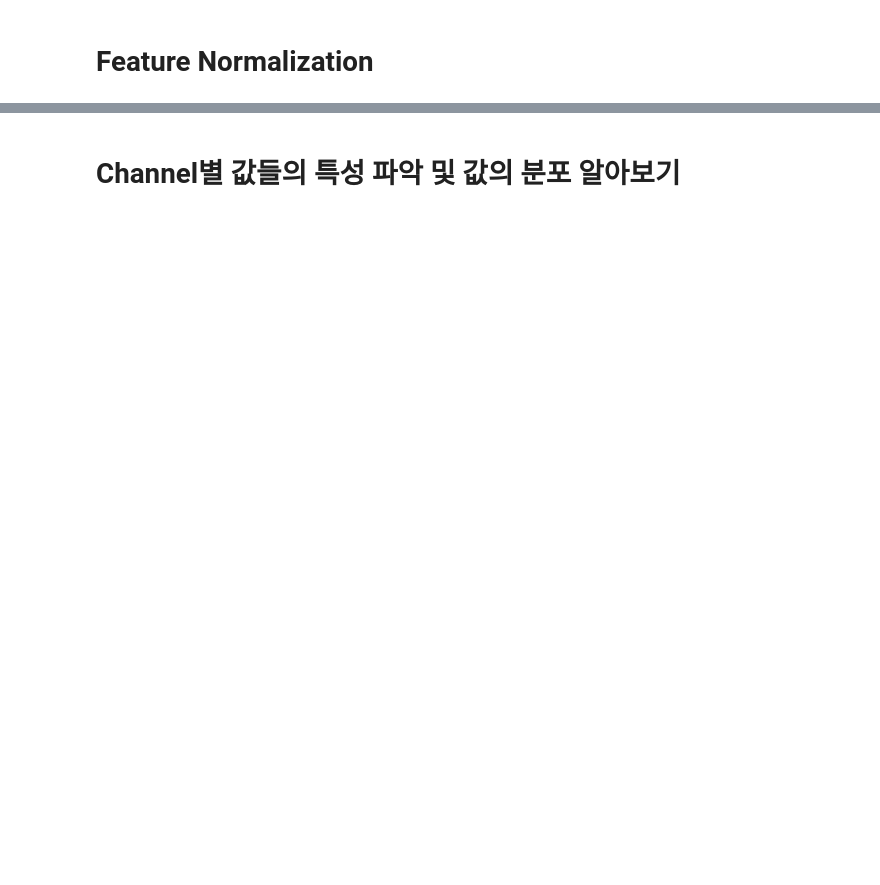
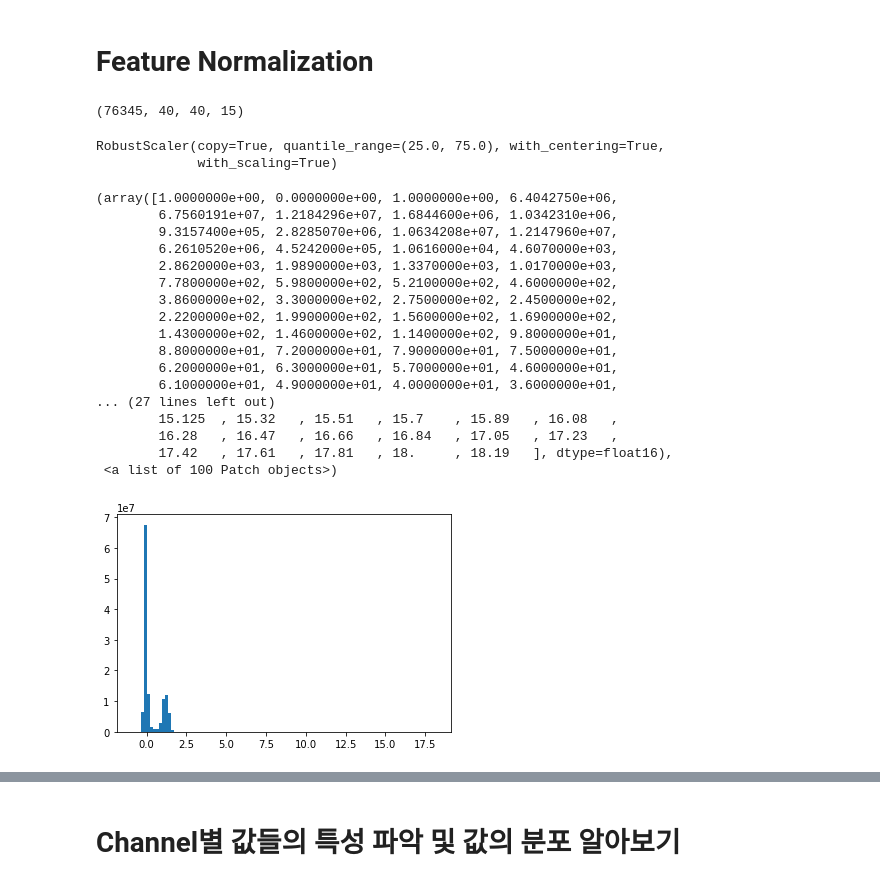
Before and after one commit to deagwon97/dacon-satellite-precipitation, a Jupyter notebook: Dacon2.ipynb, the cells around one changed output, grey strips where cells are left out. Drawn from its saved outputs; the diff is of its cells as text; code cells hidden in the pictures; blank space fills up the shorter version.

```diff
--- a/Dacon2.ipynb
+++ b/Dacon2.ipynb
@@ -287,2 +349,6 @@ plt.show()
 # %% [markdown]
 # Feature Normalization
+# %%
+train.shape
+# %% [output]
+(76345, 40, 40, 15)
@@ -288,0 +362,27 @@ plt.show()
+# %%
+transformer = RobustScaler().fit(train_f0.reshape(-1, 1))
+transformer
+# %% [output]
+RobustScaler(copy=True, quantile_range=(25.0, 75.0), with_centering=True,
+             with_scaling=True)
+# %%
+plt.hist(transformer.transform(train_f0.reshape(-1, 1)), bins=100)
+# %% [output]
+(array([1.0000000e+00, 0.0000000e+00, 1.0000000e+00, 6.4042750e+06,
+        6.7560191e+07, 1.2184296e+07, 1.6844600e+06, 1.0342310e+06,
+        9.3157400e+05, 2.8285070e+06, 1.0634208e+07, 1.2147960e+07,
+        6.2610520e+06, 4.5242000e+05, 1.0616000e+04, 4.6070000e+03,
+        2.8620000e+03, 1.9890000e+03, 1.3370000e+03, 1.0170000e+03,
+        7.7800000e+02, 5.9800000e+02, 5.2100000e+02, 4.6000000e+02,
+        3.8600000e+02, 3.3000000e+02, 2.7500000e+02, 2.4500000e+02,
+        2.2200000e+02, 1.9900000e+02, 1.5600000e+02, 1.6900000e+02,
+        1.4300000e+02, 1.4600000e+02, 1.1400000e+02, 9.8000000e+01,
+        8.8000000e+01, 7.2000000e+01, 7.9000000e+01, 7.5000000e+01,
+        6.2000000e+01, 6.3000000e+01, 5.7000000e+01, 4.6000000e+01,
+        6.1000000e+01, 4.9000000e+01, 4.0000000e+01, 3.6000000e+01,
+... (27 lines left out)
+        15.125  , 15.32   , 15.51   , 15.7    , 15.89   , 16.08   ,
+        16.28   , 16.47   , 16.66   , 16.84   , 17.05   , 17.23   ,
+        17.42   , 17.61   , 17.81   , 18.     , 18.19   ], dtype=float16),
+ <a list of 100 Patch objects>)
+[figure, added]
```
Also changed, not shown: parts of 24 cells of this notebook.
